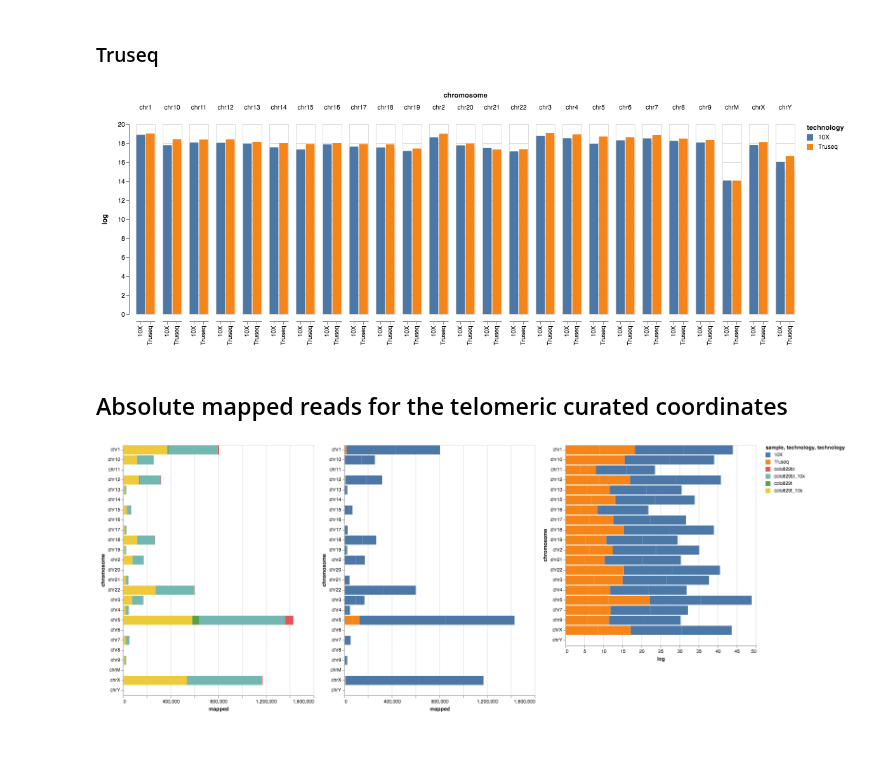
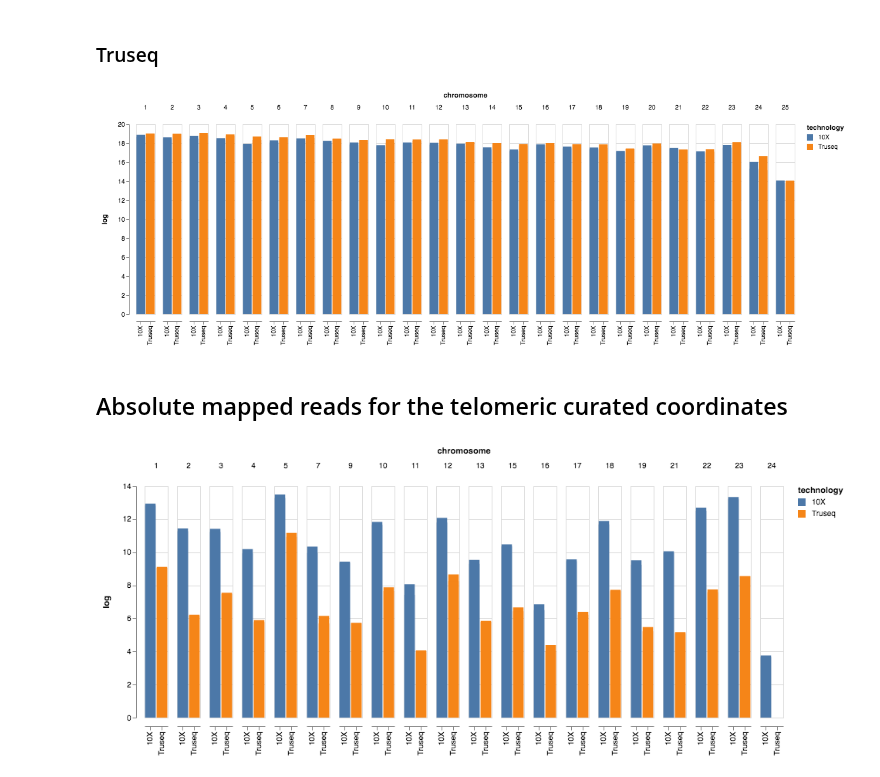
Before and after one commit to umccr/10x, a Jupyter notebook: telomeres/notebooks/counts.ipynb, the cells around one changed output. Drawn from its saved outputs; the diff is of its cells as text; code cells hidden in the pictures; blank space fills up the shorter version.

Commit message:
Absolute mapped reads post-slice, small cleanup, unmapped reads plot next

```diff
--- a/telomeres/notebooks/counts.ipynb
+++ b/telomeres/notebooks/counts.ipynb
@@ -204,6 +127,13 @@ colo829bl_baseline['sample'] = 'colo829bl'
 datasets_baseline = [colo829bl_10x_baseline, colo829t_10x_baseline, colo829bl_baseline, colo829t_baseline]
 baseline_dataset = pd.concat(datasets_baseline, ignore_index=True)
 baseline_dataset["log"] = baseline_dataset["mapped"].apply(np.log)
+
+repl = lambda m: m.group(1)
+
+baseline_dataset['chromosome'] = baseline_dataset['chromosome'].str.replace(r"chr(\d+)", repl)
+baseline_dataset['chromosome'] = baseline_dataset['chromosome'].str.replace(r"chrX", "23")
+baseline_dataset['chromosome'] = baseline_dataset['chromosome'].str.replace(r"chrY", "24")
+baseline_dataset['chromosome'] = baseline_dataset['chromosome'].str.replace(r"chrM", "25")
 
 
 sample_chart = alt.Chart(baseline_dataset).mark_bar().encode(
@@ -220,12 +150,15 @@ tech_chart = alt.Chart(baseline_dataset).mark_bar().encode(
         column = 'chromosome:N'
 )
 
+
 logplot = alt.Chart(baseline_dataset).mark_bar().encode(
         alt.X('technology:N', scale=alt.Scale(rangeStep=15), axis=alt.Axis(title='')),
         y = 'log:Q',
         color = alt.Color('technology:N'), #scale=alt.Scale(range["#EA98D2", "#659CCA", "#EA98D2", "#EA98D2", "#EA98D2"])),
-        column = 'chromosome:N'
+        #column = 'chromosome:N'
+        column = alt.Column('chromosome:Q')
 )
+
 
 #sample_chart | tech_chart | logplot
 #sample_chart & tech_chart | logplot
@@ -233,7 +166,7 @@ logplot = alt.Chart(baseline_dataset).mark_bar().encode(
 #logplot.properties(width=200, height=200)
 logplot
 # %% [output]
-[figure, old version]
+[figure, new version]
 # %% [markdown]
 ## Absolute mapped reads for the telomeric curated coordinates
 # %%
@@ -247,36 +180,45 @@ colo829bl_10x['sample'] = 'colo829bl_10x'
 colo829t_10x['technology'] = '10X'
 colo829t_10x['sample'] = 'colo829t_10x'
 
 colo829t['technology'] = 'Truseq'
 colo829t['sample'] = 'colo829t'
 colo829bl['technology'] = 'Truseq'
 colo829bl['sample'] = 'colo829bl'
 
 datasets = [colo829bl_10x, colo829t_10x, colo829bl, colo829t]
 
 datasets = pd.concat(datasets, ignore_index=True)
 datasets["log"] = datasets["mapped"].apply(np.log)
 
+repl = lambda m: m.group(1)
+
+datasets['chromosome'] = datasets['chromosome'].str.replace(r"chr(\d+)", repl)
+datasets['chromosome'] = datasets['chromosome'].str.replace(r"chrX", "23")
+datasets['chromosome'] = datasets['chromosome'].str.replace(r"chrY", "24")
+datasets['chromosome'] = datasets['chromosome'].str.replace(r"chrM", "25")
+
 
 sample_chart = alt.Chart(datasets).mark_bar().encode(
         x = 'mapped:Q',
         y = 'chromosome:N',
         color = 'sample:N'
 )
 
 tech_chart = alt.Chart(datasets).mark_bar().encode(
         x = 'mapped:Q',
         y = 'chromosome:N',
         color = 'technology:N'
 )
 
 logplot = alt.Chart(datasets).mark_bar().encode(
-        x = 'log:Q',
-        y = 'chromosome:N',
-        color = 'technology:N'
+        alt.X('technology:N', scale=alt.Scale(rangeStep=15), axis=alt.Axis(title='')),
+        y = 'log:Q',
+        color = alt.Color('technology:N'), #scale=alt.Scale(range["#EA98D2", "#659CCA", "#EA98D2", "#EA98D2", "#EA98D2"])),
+        #column = 'chromosome:N'
+        column = alt.Column('chromosome:Q')
 )
 
-
-sample_chart | tech_chart | logplot
+#sample_chart | tech_chart | logplot
+logplot
 # %% [output]
-[figure, old version]
+[figure, new version]
```
Also changed, not shown: parts of 5 cells of this notebook.
